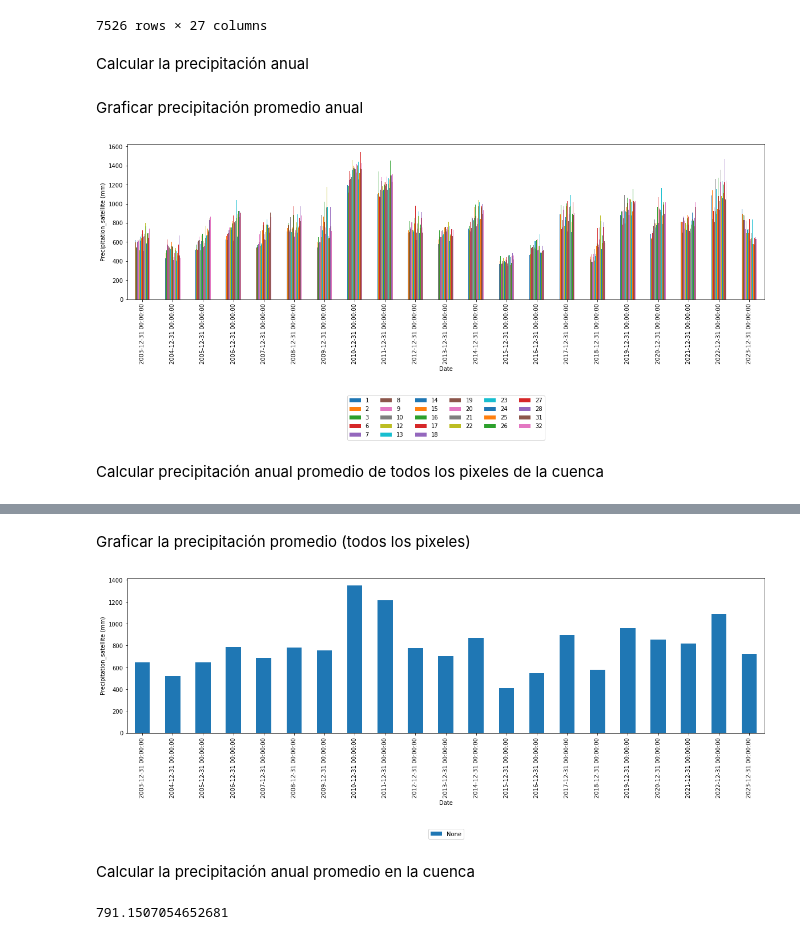
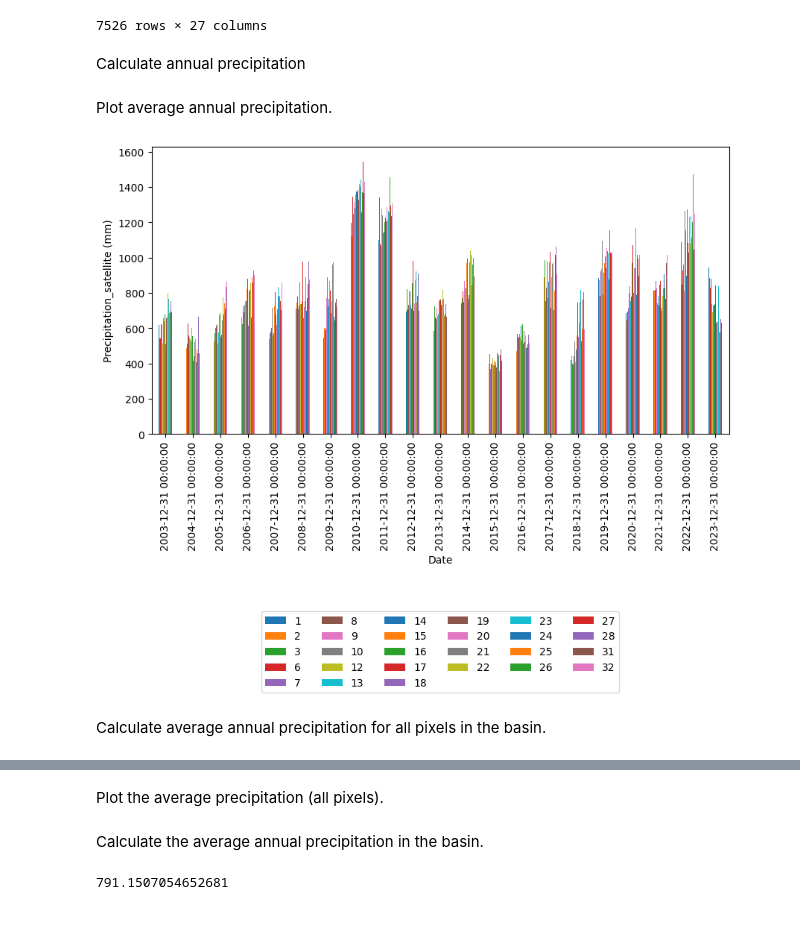
Before and after one commit to paulmunozpauta/Course_ML_hydrological_forecasting, a Jupyter notebook: notebooks/3_ML_forecasting.ipynb, the cells around one changed output, grey strips where cells are left out. Cells and saved outputs as stored; diff of their text form; code cells hidden in the pictures.

```diff
--- a/notebooks/3_ML_forecasting.ipynb
+++ b/notebooks/3_ML_forecasting.ipynb
@@ -153,9 +150,14 @@ Leer datos de la cuenca del río Tomebamba
 # %%
-precipitation_satellite= pd.read_table(folder+'PERSIANN-CCS_UTC_daily_tomebamba_full.csv', sep=',')
-precipitation_satellite.rename(columns={'Unnamed: 0':'Date'},inplace=True)
-precipitation_satellite['Date'] = precipitation_satellite.Date.apply(lambda x: pd.to_datetime(x,dayfirst=True))
-precipitation_satellite.set_index(precipitation_satellite['Date'],inplace=True)
-precipitation_satellite = precipitation_satellite.drop('Date',1)
+# Import satellite precipitation data
+precipitation_satellite = pd.read_table(folder + 'PERSIANN-CCS_UTC_daily_catchment_1.csv', sep=',')
+# Rename columns
+precipitation_satellite.rename(columns={'Unnamed: 0': 'Date'}, inplace=True)
+# Convert the 'Date' column to datetime format
+precipitation_satellite['Date'] = precipitation_satellite['Date'].apply(lambda x: pd.to_datetime(x, dayfirst=True))
+# Set 'Date' as the index
+precipitation_satellite.set_index(precipitation_satellite['Date'], inplace=True)
+# Drop the redundant 'Date' column (updated for future pandas versions)
+precipitation_satellite = precipitation_satellite.drop(labels='Date', axis=1)
 # %%
 precipitation_satellite
 # %% [output]
@@ -174,26 +176,26 @@ precipitation_satellite
 | 2023-08-13 | 0.0 | 0.0 | 0.00 | 0.0 | 0.0 | 0.0 | 0.0 | 0.0 | 0.0 | 0.0 | ... | ... |
 7526 rows × 27 columns
 # %% [markdown]
-Calcular la precipitación anual
+Calculate annual precipitation
 # %%
 data_annual = precipitation_satellite.resample('Y',label='right',closed='right').sum()
 # %% [markdown]
-Graficar precipitación promedio anual
+Plot average annual precipitation.
 # %%
-fig, ax = plt.subplots(figsize=(20,5))
+fig, ax = plt.subplots(figsize=(10,5))
 # Assuming dataset is a pandas DataFrame with labeled columns
 data_annual.plot(kind='bar', ax=ax)
 # Adding labels for the legend
 ax.legend(title='Legend Title')
 # Adding a label to the y-axis
 plt.ylabel('Precipitation_satellite (mm)')
 # Adjusting the position of the legend
 plt.legend(loc='upper center', bbox_to_anchor=(0.5, -0.6), ncol=6)
 plt.show()
 # %% [output]
-[figure, old version]
+[figure, new version]
 # %% [markdown]
-Calcular precipitación anual promedio de todos los pixeles de la cuenca
+Calculate average annual precipitation for all pixels in the basin.
 # %%
 data_annual_average =  data_annual.mean(axis=1)
 data_annual_average
@@ -216,7 +218,7 @@ Date
 2023-12-31     725.140741
 Freq: A-DEC, dtype: float64
 # %% [markdown]
-Graficar la precipitación promedio (todos los pixeles)
+Plot the average precipitation (all pixels).
 # %%
 fig, ax = plt.subplots(figsize=(20,5))
 # Assuming dataset is a pandas DataFrame with labeled columns
@@ -228,10 +230,8 @@ plt.ylabel('Precipitation_satellite (mm)')
 # Adjusting the position of the legend
 plt.legend(loc='upper center', bbox_to_anchor=(0.5, -0.6), ncol=6)
 plt.show()
-# %% [output]
-[figure, removed]
 # %% [markdown]
-Calcular la precipitación anual promedio en la cuenca
+Calculate the average annual precipitation in the basin.
 # %%
 data_annual_average.mean()
 # %% [output]
```
Also changed, not shown: parts of 81 cells of this notebook, 7 other files.
